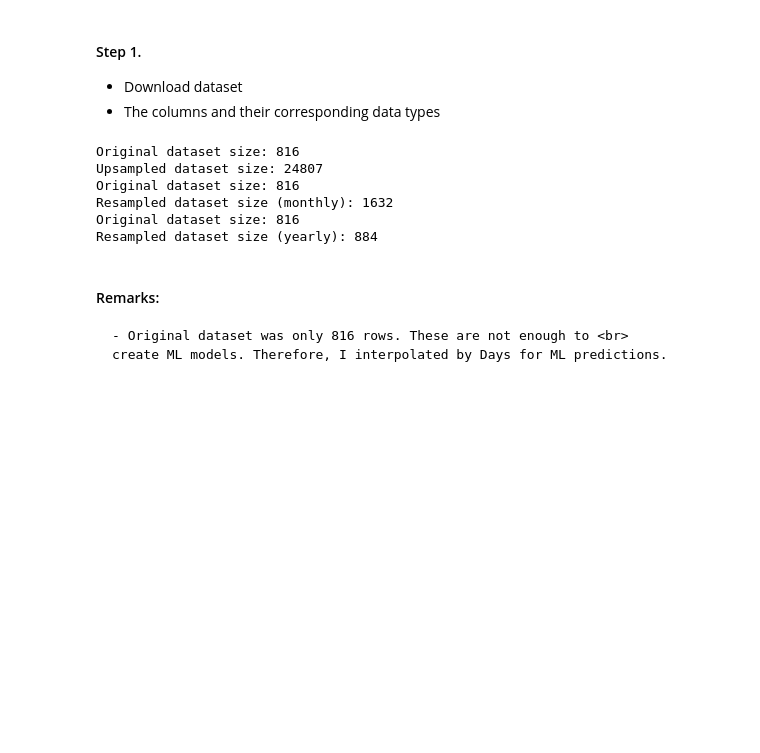
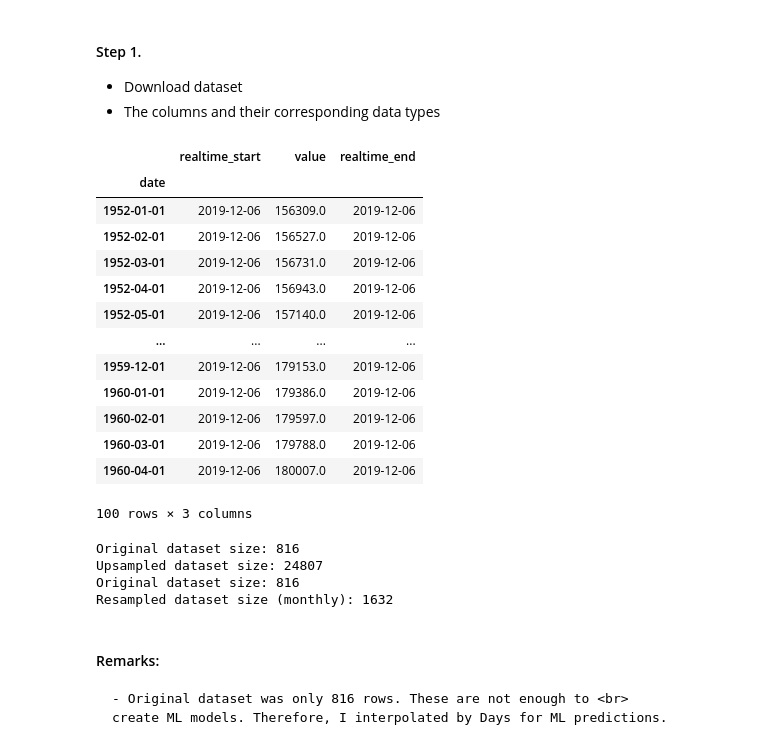
Before and after one commit to rytakahas/TimeSeries, a Jupyter notebook: TimeSeries.ipynb, the cells around one changed output. Drawn from its saved outputs; the diff is of its cells as text; code cells hidden in the pictures; blank space fills up the shorter version.

```diff
--- a/TimeSeries.ipynb
+++ b/TimeSeries.ipynb
@@ -104,6 +105,23 @@ df = pd.read_csv(url)
 # Convert 'date' to datetime and set as index
 df['date'] = pd.to_datetime(df['date'])
 df.set_index('date', inplace=True)
+# %%
+df.head(100)
+# %% [output]
+|  | realtime_start | value | realtime_end |
+| date |  |  |  |
+| 1952-01-01 | 2019-12-06 | 156309.0 | 2019-12-06 |
+| 1952-02-01 | 2019-12-06 | 156527.0 | 2019-12-06 |
+| 1952-03-01 | 2019-12-06 | 156731.0 | 2019-12-06 |
+| 1952-04-01 | 2019-12-06 | 156943.0 | 2019-12-06 |
+| 1952-05-01 | 2019-12-06 | 157140.0 | 2019-12-06 |
+| ... | ... | ... | ... |
+| 1959-12-01 | 2019-12-06 | 179153.0 | 2019-12-06 |
+| 1960-01-01 | 2019-12-06 | 179386.0 | 2019-12-06 |
+| 1960-02-01 | 2019-12-06 | 179597.0 | 2019-12-06 |
+| 1960-03-01 | 2019-12-06 | 179788.0 | 2019-12-06 |
+| 1960-04-01 | 2019-12-06 | 180007.0 | 2019-12-06 |
+100 rows × 3 columns
 # %%
 # Resample to daily frequency (from dayly)
 df_resampled = df['value'].resample('D').interpolate(method='linear')
@@ -121,23 +139,11 @@ df_resampled_m = df_resampled_m.combine_first(df['value']).interpolate(method='l
 # Check the original and resampled size of the dataset
 print(f"Original dataset size: {len(df)}")
 print(f"Resampled dataset size (monthly): {len(df_resampled_m)}")
-
-# Resample to yearly frequency (without losing original data points)
-df_resampled_y = df['value'].resample('Y').asfreq()
-
-# Combine original data points with resampled data and interpolate missing years
-df_resampled_y = df_resampled_y.combine_first(df['value']).interpolate(method='linear')
-
-# Check the original and resampled size of the dataset
-print(f"Original dataset size: {len(df)}")
-print(f"Resampled dataset size (yearly): {len(df_resampled_y)}")
 # %% [output]
 Original dataset size: 816
 Upsampled dataset size: 24807
 Original dataset size: 816
 Resampled dataset size (monthly): 1632
-Original dataset size: 816
-Resampled dataset size (yearly): 884
 # %% [markdown]
 #### Remarks:
     - Original dataset was only 816 rows. These are not enough to <br>
```
Also changed, not shown: parts of 10 cells of this notebook, 3 other files.
